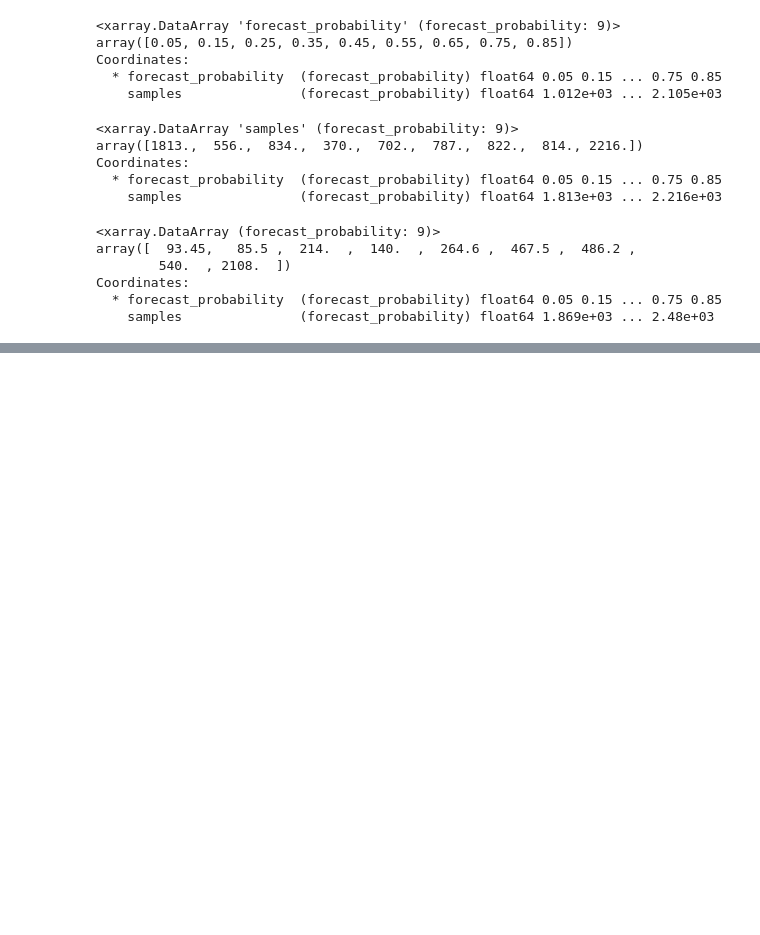
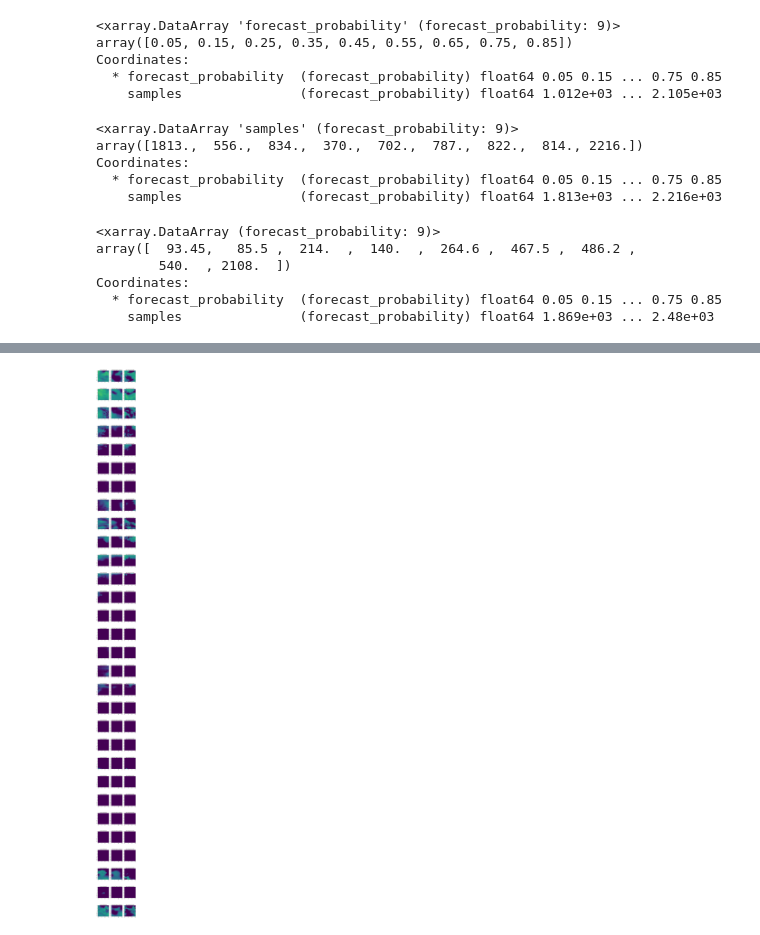
Before and after one commit to raspstephan/nwp-downscale, a Jupyter notebook: notebooks/eval_dev.ipynb, the cells around one changed output, grey strips where cells are left out. Cells and saved outputs as stored; diff of their text form; code cells hidden in the pictures; blank space fills up the shorter version.

Commit message:
model and experiment to train low res frecast corrector based on various additional variable inputs

```diff
--- a/notebooks/eval_dev.ipynb
+++ b/notebooks/eval_dev.ipynb
@@ -30,7 +30,7 @@ else:
 
 from pytictoc import TicToc
 # %%
-ds_test = pickle.load(open("/home/jupyter/data/saved_datasets/testdataset_ensemble_forecast_x10_log_trans_sample.pkl", "rb"))
+ds_test = pickle.load(open("/home/jupyter/data/saved_datasets/testdataset_ensemble_forecast_x10_log_trans_random_extra_vars_TCW-T-CAPE-CIN_broadfield_channel_padded_10_first_days_5.pkl", "rb"))
 
 sampler_test = torch.utils.data.SequentialSampler(ds_test)
 
@@ -267,0 +296,8 @@ enumerate
+# %%
+ds_test = pickle.load(open("/home/jupyter/data/saved_datasets/testdataset_ensemble_forecast_x10_log_trans_random_extra_vars_TCW-T-CAPE-CIN_broadfield_channel_padded_10_first_days_5.pkl", "rb"))
+
+sampler_test = torch.utils.data.SequentialSampler(ds_test)
+
+dl_test = torch.utils.data.DataLoader(
+    ds_test, batch_size=128, sampler=sampler_test
+)
@@ -267,0 +335,3 @@ enumerate
+# %%
+model = CheckCorrector.load_from_checkpoint(
+    '/home/jupyter/data/saved_models/corrector/ensemble_forecast_x10_log_trans_random_extra_vars_TCW-T-CAPE-CIN_broadfield_channel_padded_10/11/epoch=159-step=82719.ckpt')
@@ -267,0 +343,16 @@ enumerate
+# %%
+k = 30
+fig, axs = plt.subplots(k, 3, figsize = (10, 5*k))
+for i in range(k):
+    axs[i,0].imshow(ds_test[i][0][0,:,:], vmin = 0, vmax = 1)
+    axs[i,0].set_title('low-res forecast')
+    img = model.corrector(torch.tensor(ds_test[i][0]).unsqueeze(0)).squeeze().detach().numpy()
+    axs[i,1].imshow(img, vmin = 0, vmax = 1)
+    axs[i,1].set_title('corrected low res forecast')
+    img2 = model.downsample(torch.tensor(ds_test[i][1]).unsqueeze(0), scale_factor = 0.125, mode = 'bilinear', align_corners = False).squeeze().detach().numpy()
+    axs[i,2].imshow(img2, vmin = 0, vmax = 1)
+    axs[i,2].set_title('low-res ground truth')
+# plt.figure()
+# plt.imshow(ds_test[i][1].squeeze())
+# %% [output]
+[figure, added]
```
Also changed, not shown: parts of 12 cells of this notebook, 7 other files.
